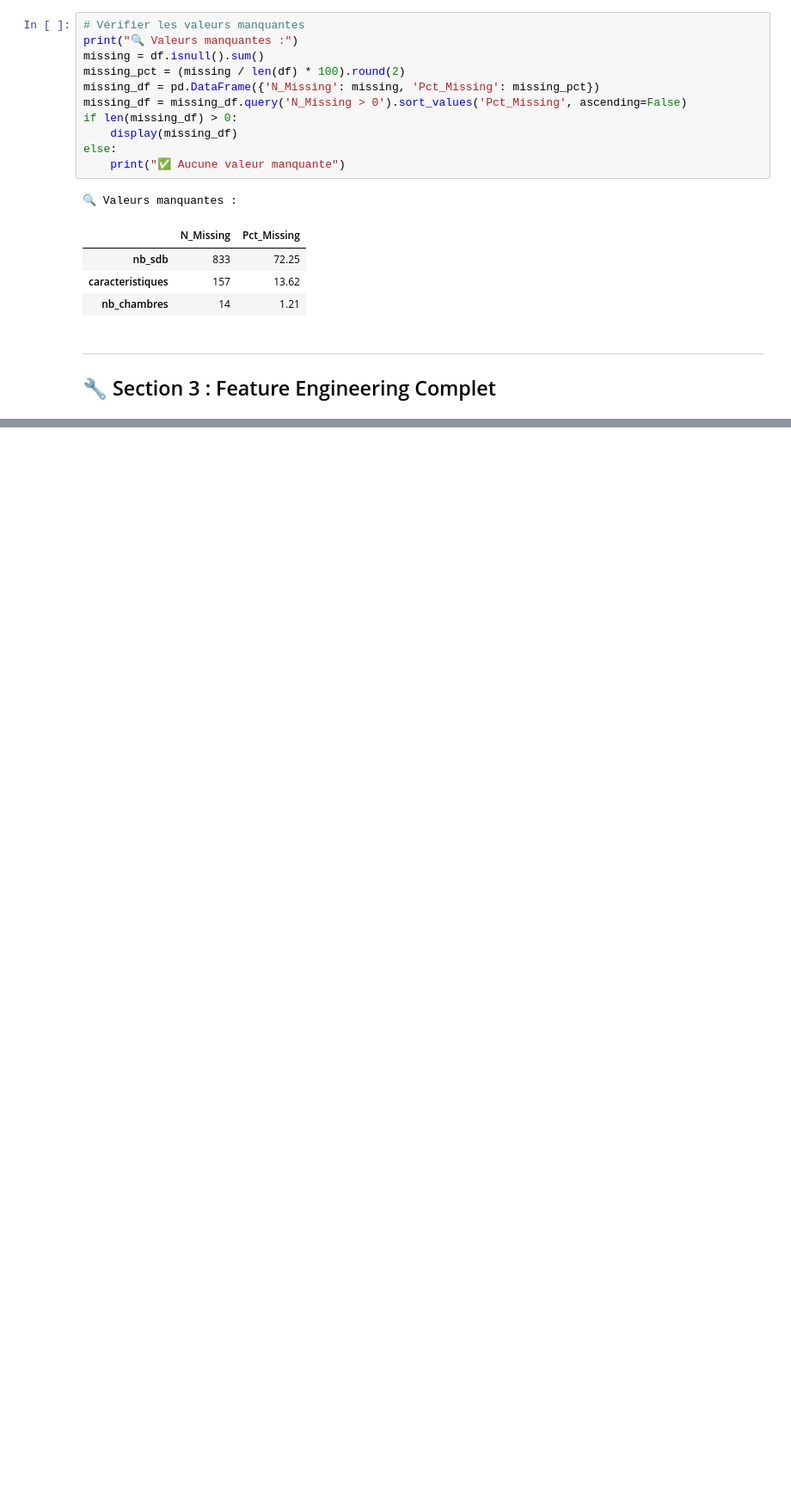
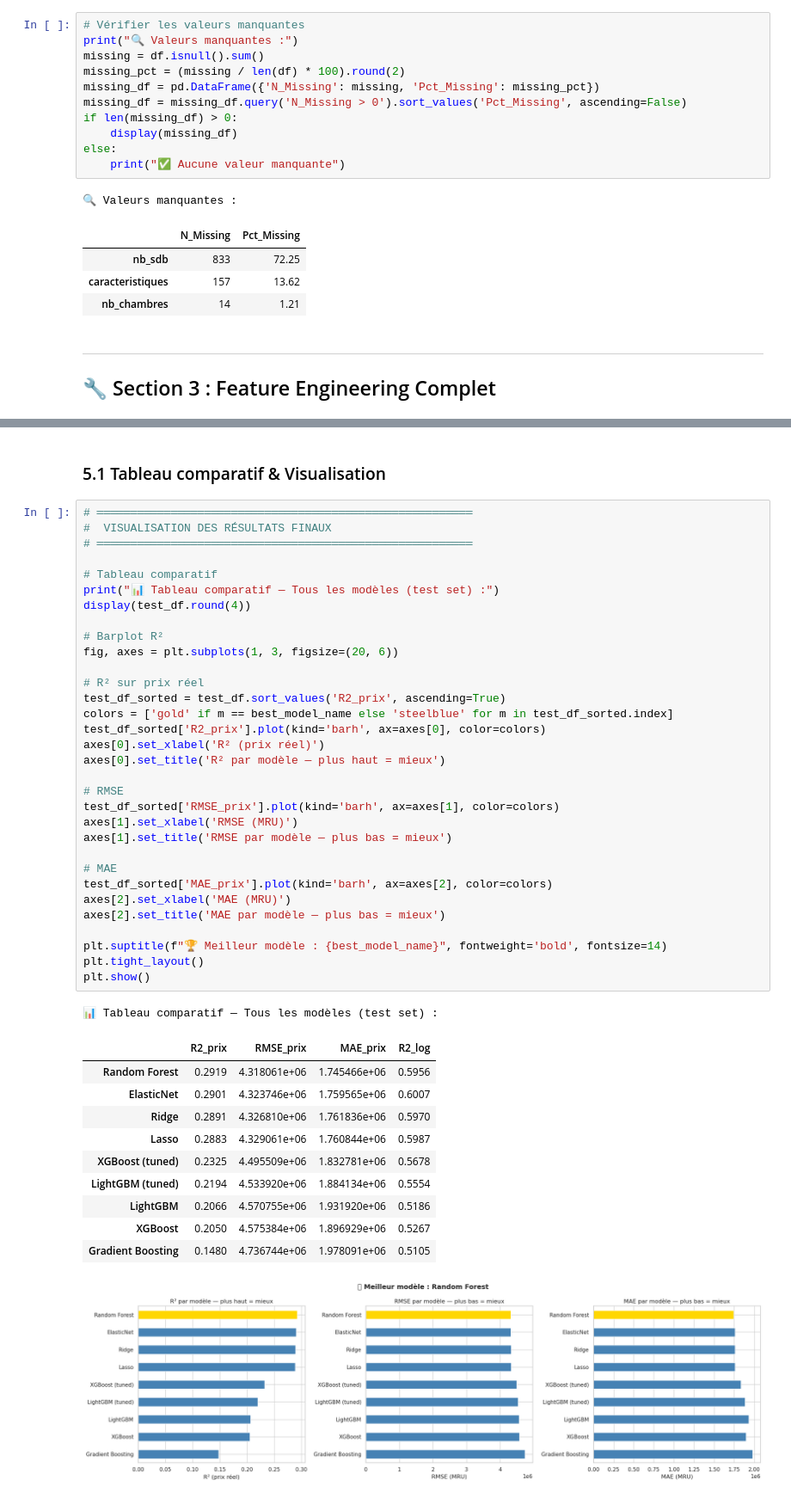
Before and after one commit to AymanMady/immobilier-price-prediction, a Jupyter notebook: notebooks/04_modeling.ipynb, the cells around one changed output, grey strips where cells are left out. Shown at 86% size. Drawn from its saved outputs; the diff is of its cells as text; blank space fills up the shorter version.

```diff
--- a/notebooks/04_modeling.ipynb
+++ b/notebooks/04_modeling.ipynb
@@ -910,0 +766,47 @@ print(f"   📈 R² sur test set : {r2_test:.4f}")
+# %% [markdown]
+### 5.1 Tableau comparatif & Visualisation
+# %%
+# ════════════════════════════════════════════════════════
+#  VISUALISATION DES RÉSULTATS FINAUX
+# ════════════════════════════════════════════════════════
+
+# Tableau comparatif
+print("📊 Tableau comparatif — Tous les modèles (test set) :")
+display(test_df.round(4))
+
+# Barplot R²
+fig, axes = plt.subplots(1, 3, figsize=(20, 6))
+
+# R² sur prix réel
+test_df_sorted = test_df.sort_values('R2_prix', ascending=True)
+colors = ['gold' if m == best_model_name else 'steelblue' for m in test_df_sorted.index]
+test_df_sorted['R2_prix'].plot(kind='barh', ax=axes[0], color=colors)
+axes[0].set_xlabel('R² (prix réel)')
+axes[0].set_title('R² par modèle — plus haut = mieux')
+
+# RMSE
+test_df_sorted['RMSE_prix'].plot(kind='barh', ax=axes[1], color=colors)
+axes[1].set_xlabel('RMSE (MRU)')
+axes[1].set_title('RMSE par modèle — plus bas = mieux')
+
+# MAE
+test_df_sorted['MAE_prix'].plot(kind='barh', ax=axes[2], color=colors)
+axes[2].set_xlabel('MAE (MRU)')
+axes[2].set_title('MAE par modèle — plus bas = mieux')
+
+plt.suptitle(f"🏆 Meilleur modèle : {best_model_name}", fontweight='bold', fontsize=14)
+plt.tight_layout()
+plt.show()
+# %% [output]
+📊 Tableau comparatif — Tous les modèles (test set) :
+|  | R2_prix | RMSE_prix | MAE_prix | R2_log |
+| Random Forest | 0.2919 | 4.318061e+06 | 1.745466e+06 | 0.5956 |
+| ElasticNet | 0.2901 | 4.323746e+06 | 1.759565e+06 | 0.6007 |
+| Ridge | 0.2891 | 4.326810e+06 | 1.761836e+06 | 0.5970 |
+| Lasso | 0.2883 | 4.329061e+06 | 1.760844e+06 | 0.5987 |
+| XGBoost (tuned) | 0.2325 | 4.495509e+06 | 1.832781e+06 | 0.5678 |
+| LightGBM (tuned) | 0.2194 | 4.533920e+06 | 1.884134e+06 | 0.5554 |
+| LightGBM | 0.2066 | 4.570755e+06 | 1.931920e+06 | 0.5186 |
+| XGBoost | 0.2050 | 4.575384e+06 | 1.896929e+06 | 0.5267 |
+| Gradient Boosting | 0.1480 | 4.736744e+06 | 1.978091e+06 | 0.5105 |
+[figure, added]
```
Also changed, not shown: parts of 67 cells of this notebook, 6 other files.
